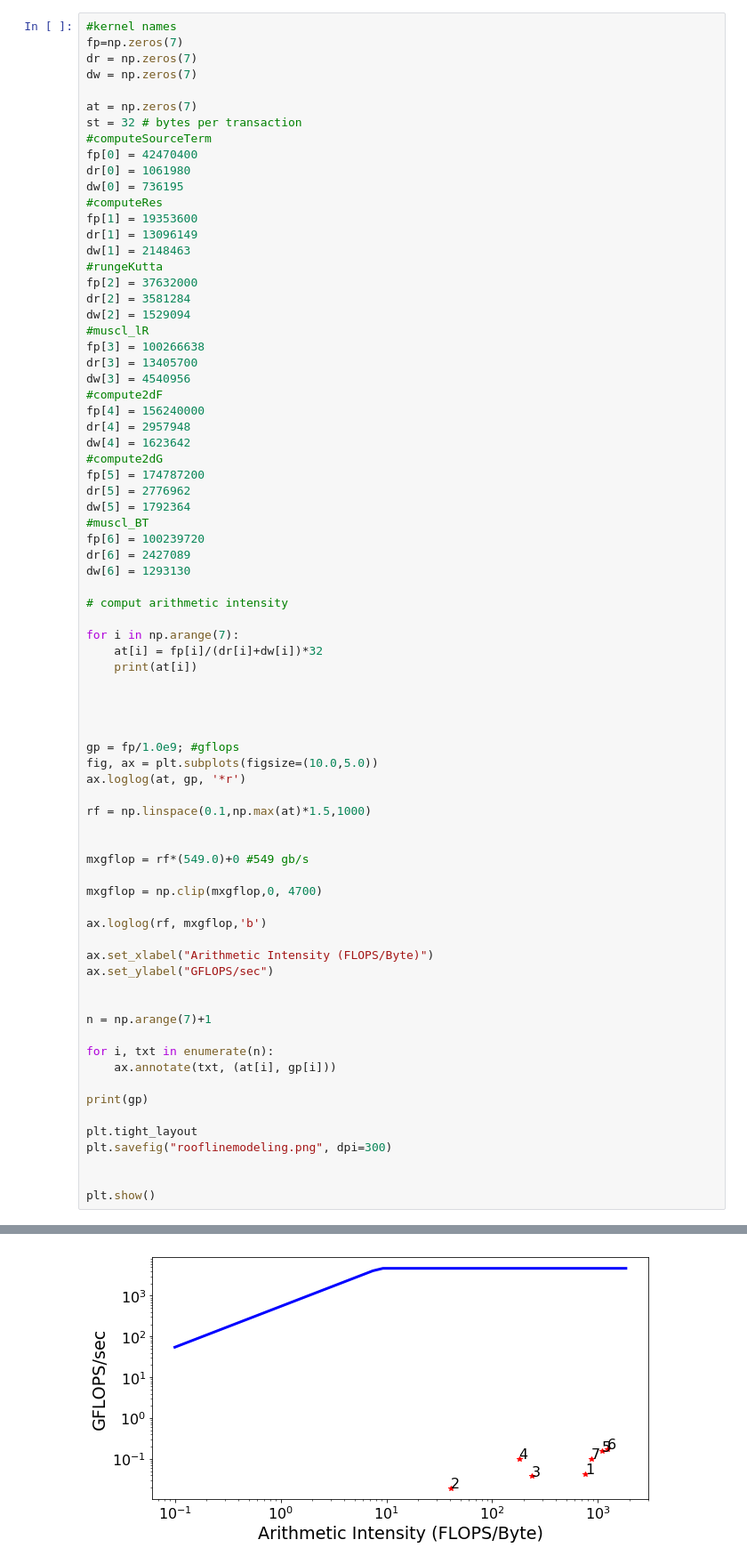
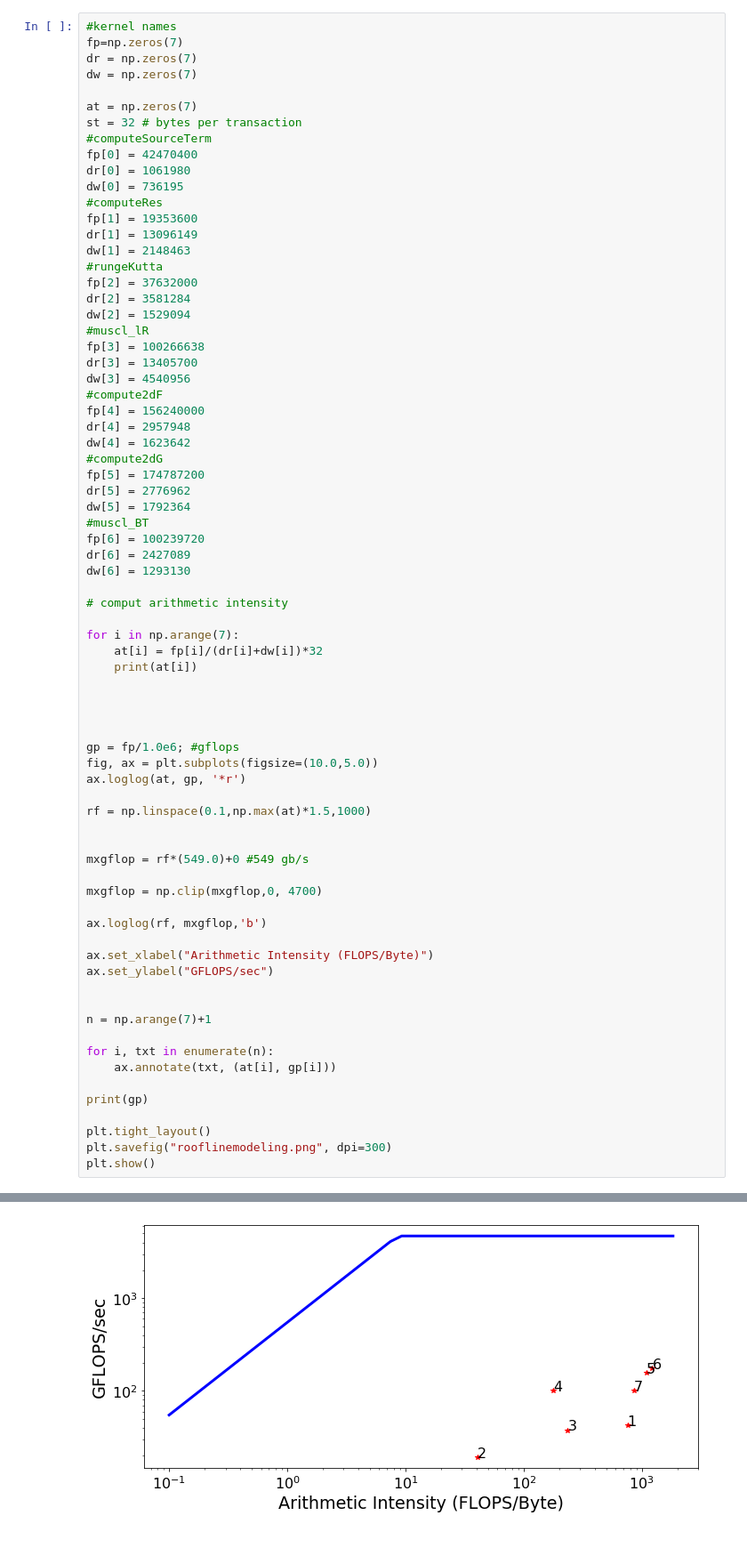
Before and after one commit to rmasti/FEM, a Jupyter notebook: fig/parr.ipynb, the cells around one changed output, grey strips where cells are left out. Shown at 89% size. Saved outputs shown, nothing was run; the diff lists cells and outputs as text.

```diff
--- a/fig/parr.ipynb
+++ b/fig/parr.ipynb
@@ -170,7 +170,7 @@ for i in np.arange(7):
 
 
 
-gp = fp/1.0e9; #gflops
+gp = fp/1.0e6; #gflops
 fig, ax = plt.subplots(figsize=(10.0,5.0))
 ax.loglog(at, gp, '*r')
 
@@ -194,10 +194,8 @@ for i, txt in enumerate(n):
 
 print(gp)
 
-plt.tight_layout
+plt.tight_layout()
 plt.savefig("rooflinemodeling.png", dpi=300)
-
-
 plt.show()
 # %% [output]
 755.795626121
@@ -212 +210 @@ plt.show()
-[figure, old version]
+[figure, new version]
```
Also changed, not shown: parts of 10 cells of this notebook, 7 other files.
